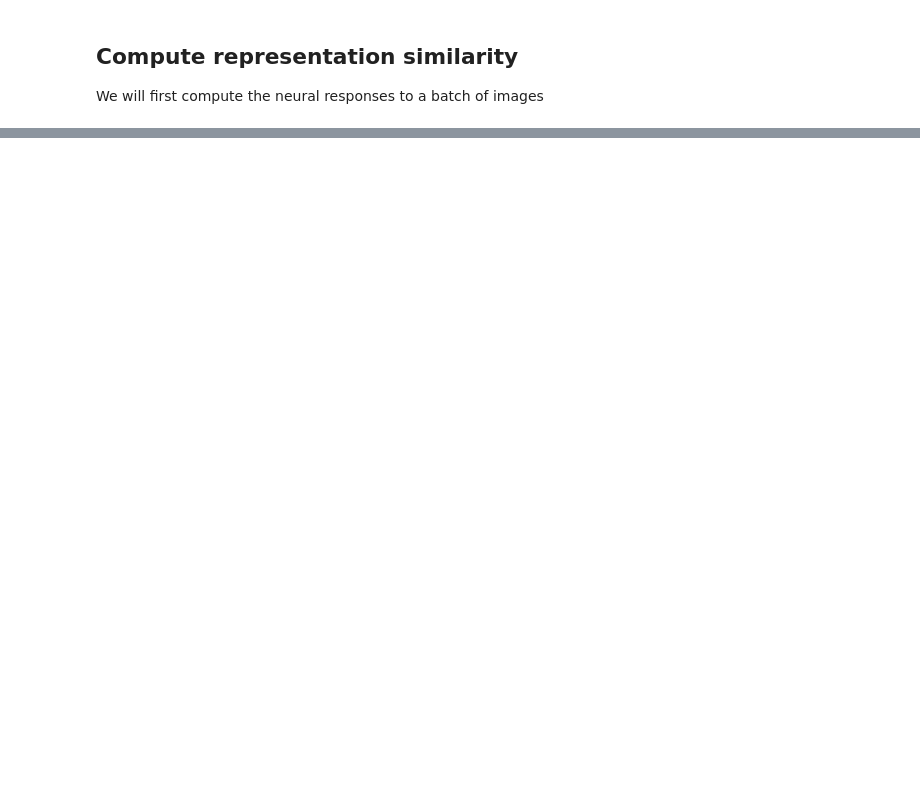
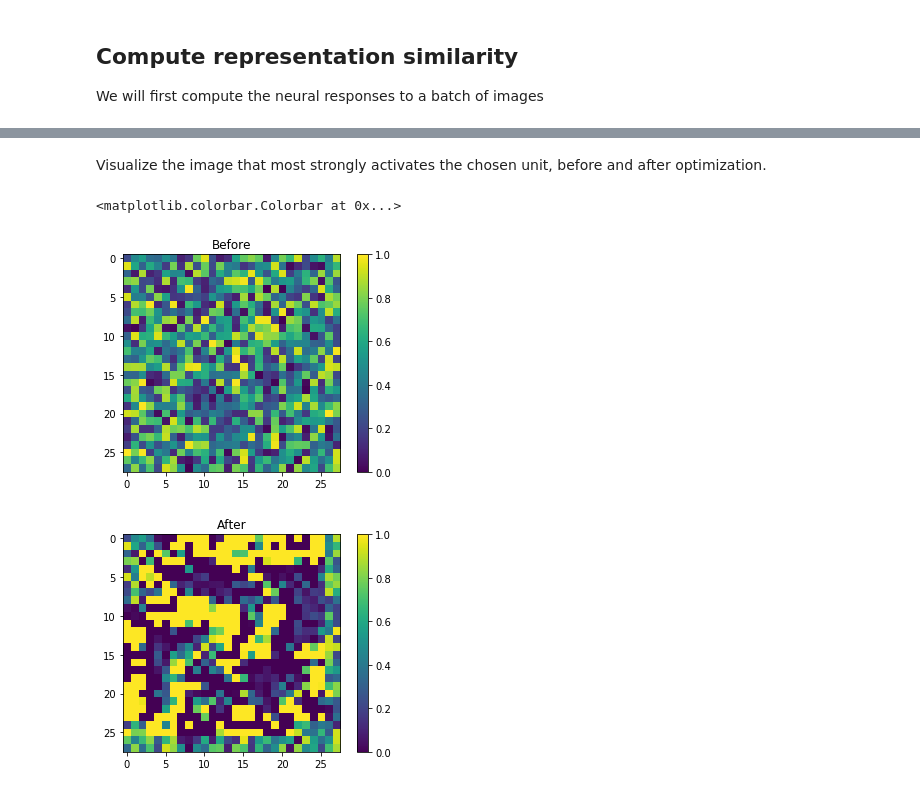
Before and after one commit to gyyang/nn-brain, a Jupyter notebook: ConvolutionalNetwork.ipynb, the cells around one changed output, grey strips where cells are left out. Drawn from its saved outputs; the diff is of its cells as text; code cells hidden in the pictures; blank space fills up the shorter version.

```diff
--- a/ConvolutionalNetwork.ipynb
+++ b/ConvolutionalNetwork.ipynb
@@ -161,0 +241,17 @@ torch.Size([256, 6, 13, 13])
+# %% [markdown]
+Visualize the image that most strongly activates the chosen unit, before and after optimization.
+# %%
+ind = np.argsort(neuron)
+plt.figure()
+plt.title('Before')
+plt.imshow(syn_image_init[ind[-1], 0], vmin=0, vmax=1)
+plt.colorbar()
+
+plt.figure()
+plt.title('After')
+plt.imshow(syn_image[ind[-1], 0], vmin=0, vmax=1)
+plt.colorbar()
+# %% [output]
+<matplotlib.colorbar.Colorbar at 0x...>
+[figure, added]
+[figure, added]
```
Also changed, not shown: parts of 12 cells of this notebook.
